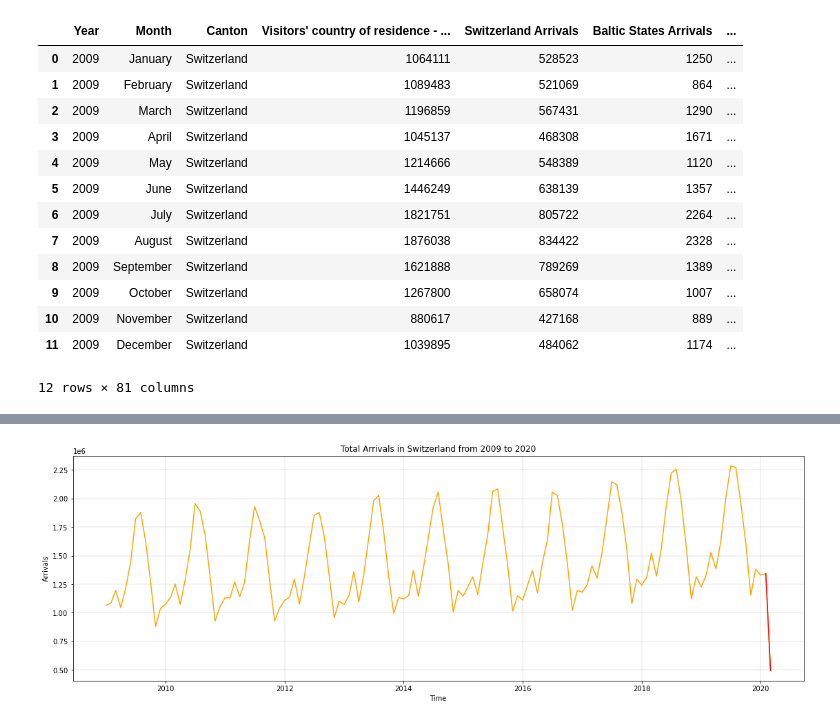
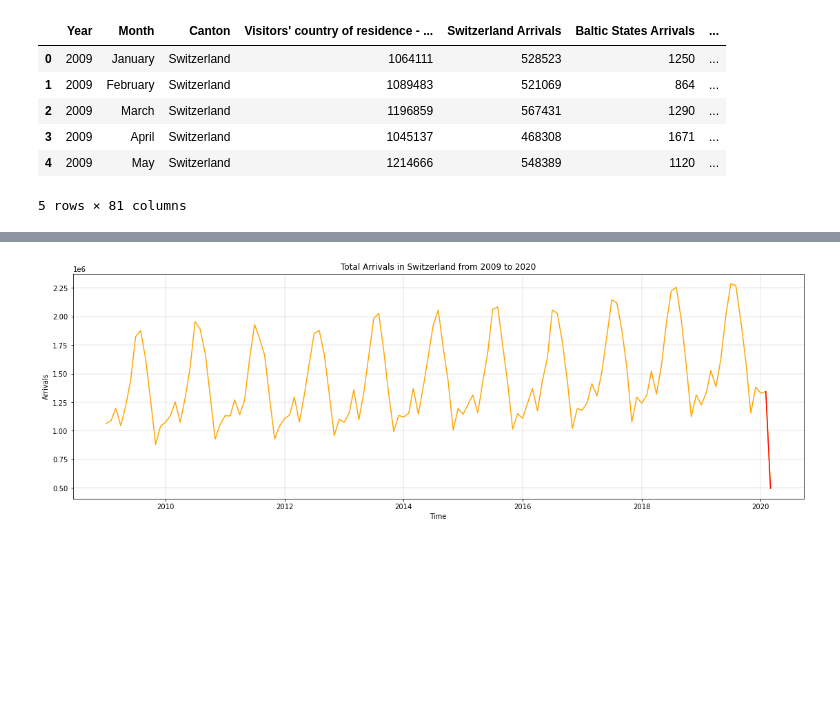
Before and after one commit to naayem/SwissHotelArrivalsPredictor, a Jupyter notebook: Project.ipynb, the cells around one changed output, grey strips where cells are left out. Saved outputs shown, nothing was run; the diff lists cells and outputs as text; code cells hidden in the pictures; blank space fills up the shorter version.

```diff
--- a/Project.ipynb
+++ b/Project.ipynb
@@ -11,22 +11,15 @@ from sklearn.metrics import mean_absolute_error
 # Loading the data (from Jan 2009 to December 2020)
 data = pd.read_csv('Tourism.csv', delimiter=';', header=1)
 # %%
-data.head(12)
+data.head(5)
 # %% [output]
 |  | Year | Month | Canton | Visitors' country of residence - ... | Switzerland Arrivals | Baltic States Arrivals | ... |
 | 0 | 2009 | January | Switzerland | 1064111 | 528523 | 1250 | ... |
 | 1 | 2009 | February | Switzerland | 1089483 | 521069 | 864 | ... |
 | 2 | 2009 | March | Switzerland | 1196859 | 567431 | 1290 | ... |
 | 3 | 2009 | April | Switzerland | 1045137 | 468308 | 1671 | ... |
 | 4 | 2009 | May | Switzerland | 1214666 | 548389 | 1120 | ... |
-| 5 | 2009 | June | Switzerland | 1446249 | 638139 | 1357 | ... |
-| 6 | 2009 | July | Switzerland | 1821751 | 805722 | 2264 | ... |
-| 7 | 2009 | August | Switzerland | 1876038 | 834422 | 2328 | ... |
-| 8 | 2009 | September | Switzerland | 1621888 | 789269 | 1389 | ... |
-| 9 | 2009 | October | Switzerland | 1267800 | 658074 | 1007 | ... |
-| 10 | 2009 | November | Switzerland | 880617 | 427168 | 889 | ... |
-| 11 | 2009 | December | Switzerland | 1039895 | 484062 | 1174 | ... |
-12 rows × 81 columns
+5 rows × 81 columns
 # %%
 #Reindexing
 data.index = pd.date_range('2009-01-01', '2020-12-01', freq= 'MS')
```
Also changed, not shown: parts of 30 cells of this notebook, 1 other file.
